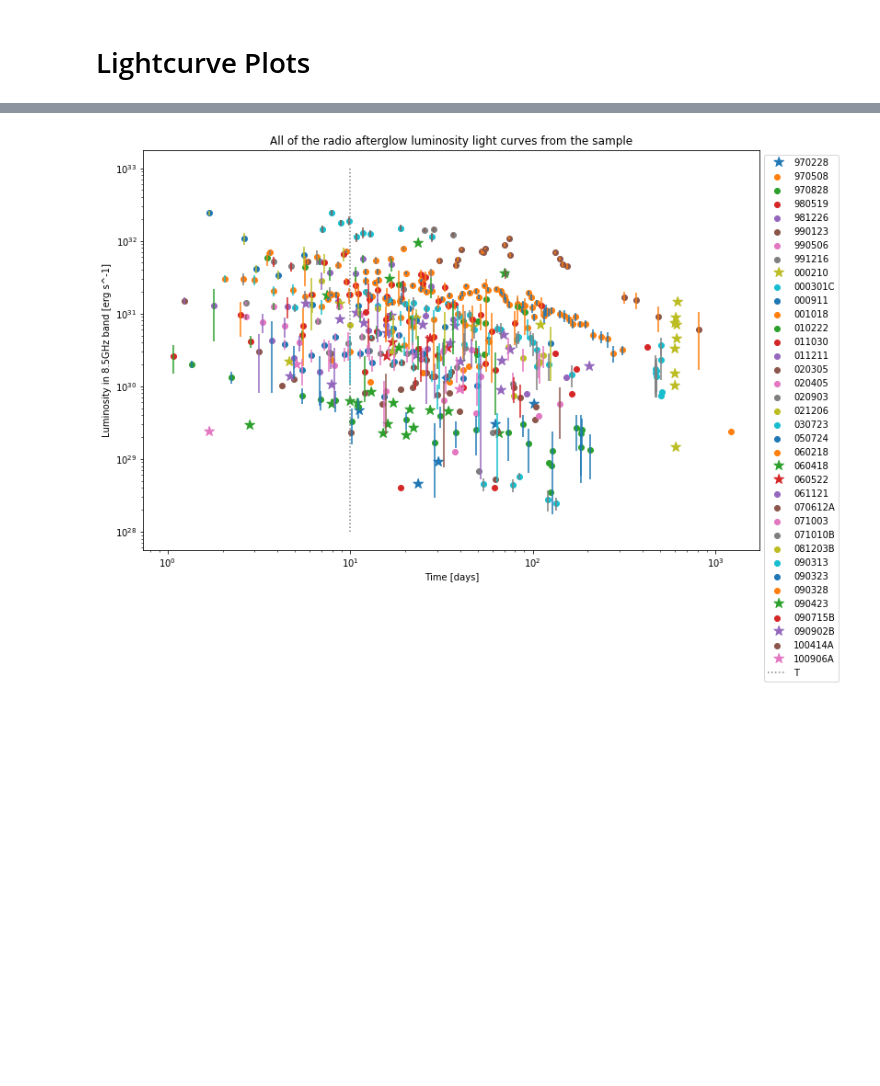
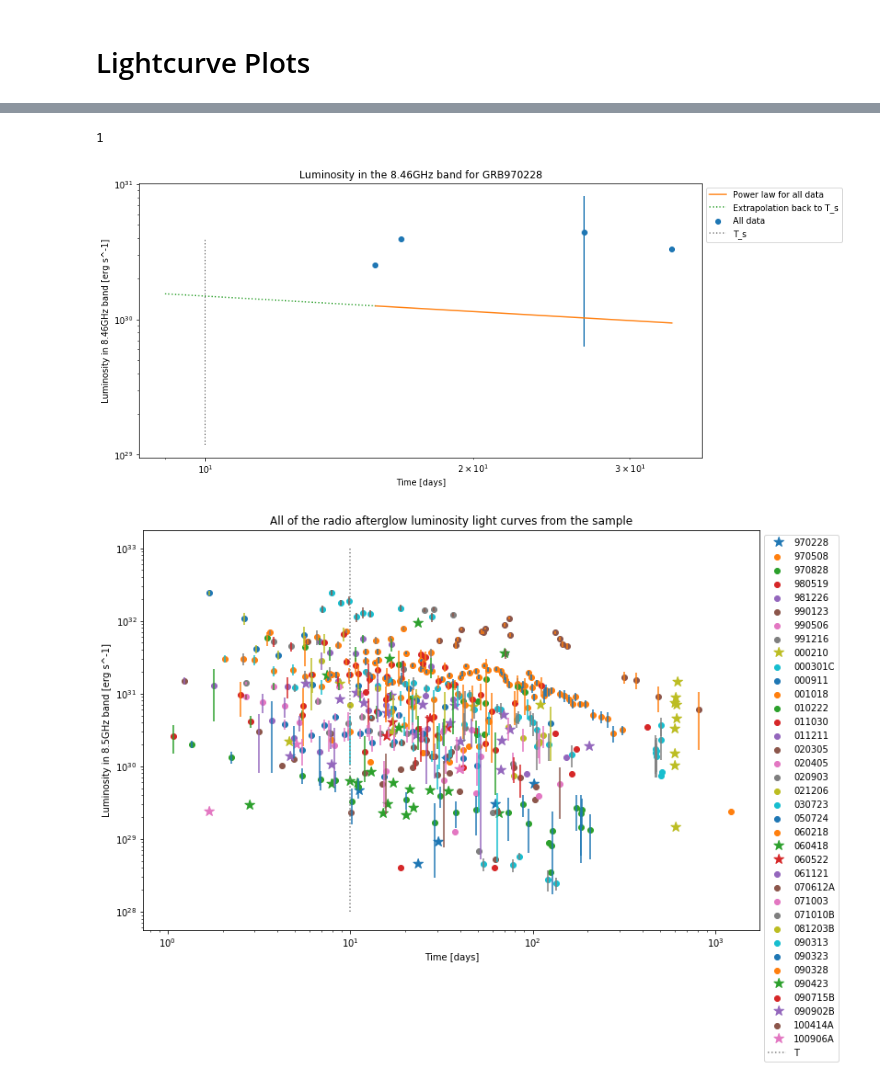
Before and after one commit to Gamma-Ray-Burst-J-K/GRB-Scripts, a Jupyter notebook: Lightcurve Code.ipynb, the cells around one changed output, grey strips where cells are left out. Drawn from its saved outputs; the diff is of its cells as text; code cells hidden in the pictures; blank space fills up the shorter version.

```diff
--- a/Lightcurve Code.ipynb
+++ b/Lightcurve Code.ipynb
@@ -234,6 +145,82 @@ GRB_all = []        # GRBs in sample with redshifts
 for data in GRB_z:
     z_all.append(data[1])
     GRB_all.append(data[0])
+# %%
+"""
+TEST BOX FOR TESTING FUNCTIONS
+"""
+
+# data
+
+lum = [2.532757438567469e+30, 3.9574334977616704e+30, 4.4323255174930715e+30, 3.324244138119803e+30]
+lum_err = [4.5906228574035383e+30, 4.115730837672138e+30, 3.7991361578512036e+30, 4.4323255174930715e+30]
+time = [15.52, 16.6, 26.68, 33.45]
+
+
+x = 0
+
+test_list = list(zip(lum, lum_err))
+
+for y in test_list:
+    if y[0] > y[1]:
+        x+=1
+
+print(x)
+
+
+
+
+# call on weight function to get the weights of the luminosity errorss
+weight_lum_new = weight(lum_err_new)
+
+# making power law model for linear fits
+model1 = PowerLawModel(prefix='pow_')
+
+# make parameters with starting values
+par1 = model1.make_params(pow_amplitude=1e31, pow_exponent=-0.5)
+
+# create results for these parameters using the weights
+result1 = model1.fit(lum_new, par1, x=time_new, weights=weight_lum_new)
+
+# get a and N from the results
+a1 = result1.best_values['pow_exponent']
+N1 = result1.best_values['pow_amplitude']
+
+# call on power law function to create line with these parameters
+decay_line = power_law1(time, N1, a1)
+
+# create power law that extrapolates back to T_s
+time_extrap = np.linspace(T_s - 1, time[0], num = 1000)
+decay_line_extrap = power_law1(time_extrap, N1, a1)
+
+# Finding the luminosity at T_s
+diff = []
+for T in time_extrap:
+    diff.append(abs(T-T_s))
+
+idx_T_s = np.argmin(diff)
+early_lum = decay_line_extrap[idx_T_s]
+
+# plot scatter graph of the individual luminosity curves
+plt.figure(figsize = (12, 6))
+plt.title(f'Luminosity in the 8.46GHz band for GRB{first_GRB}')
+plt.xscale("log")
+plt.xlabel("Time [days]")
+plt.yscale("log")
+plt.ylabel("Luminosity in 8.46GHz band [erg s^-1]")
+plt.scatter(time, lum, label='All data')
+plt.errorbar(time, lum, yerr = lum_err, fmt = ' ')
+# plot the decay line for data beyond T_s
+plt.plot(time, decay_line, label='Power law for all data')
+# plot extrapolated line to get early luminosity from
+plt.plot(time_extrap, decay_line_extrap, linestyle=':', label='Extrapolation back to T_s')
+# plot a line showing T
+plt.vlines(x=10, ymin=ymin_T_s, ymax=ymax_T_s, colors='grey', linestyle=':', label='T_s')
+plt.legend(bbox_to_anchor=(1,1), loc="upper left")
+plt.show()
+# %% [output]
+1
+[figure, added]
 # %%
 """
 LUMINOSITY DISTANCE
```
Also changed, not shown: parts of 5 cells of this notebook.
